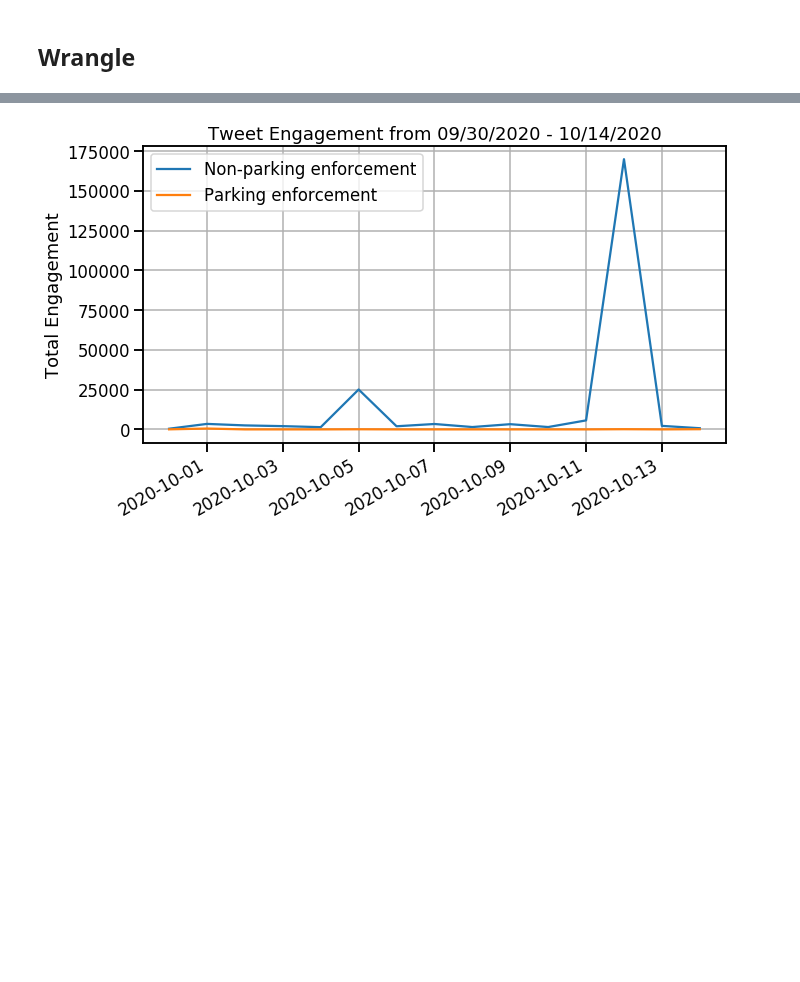
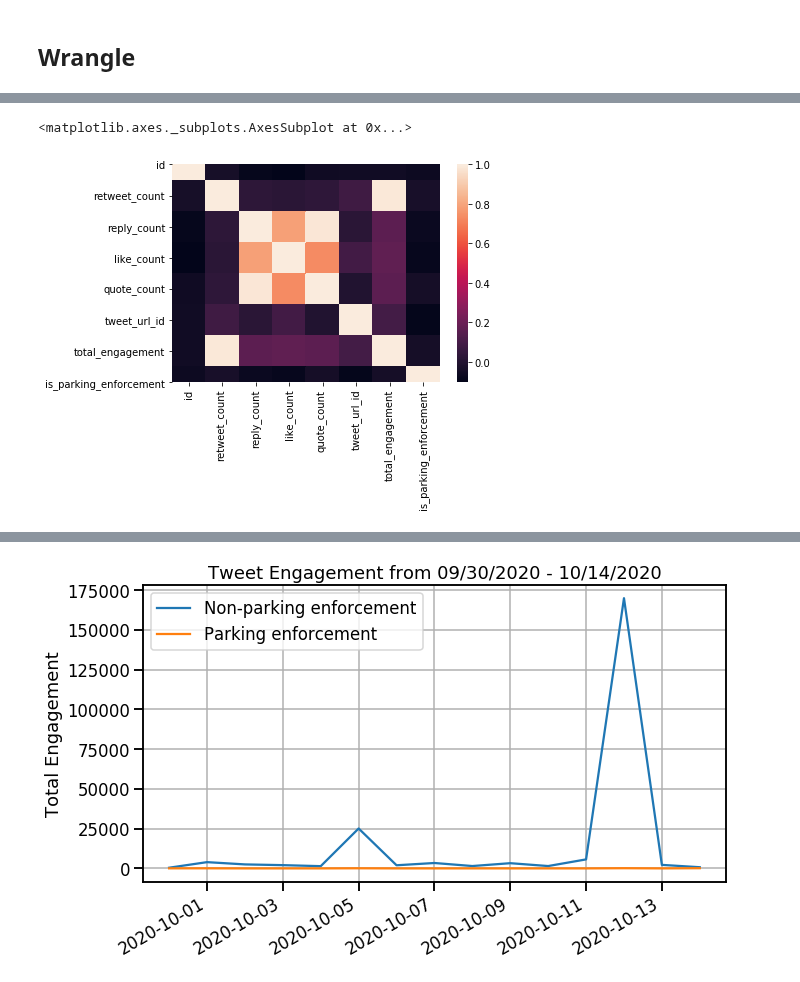
Before and after one commit to Promeos/LADOT-COVID19-enforcement, a Jupyter notebook: MVP-Tweets.ipynb, the cells around one changed output, grey strips where cells are left out. Drawn from its saved outputs; the diff is of its cells as text; code cells hidden in the pictures; blank space fills up the shorter version.

```diff
--- a/MVP-Tweets.ipynb
+++ b/MVP-Tweets.ipynb
@@ -156,0 +109,5 @@ non_enforcement_metrics = non_enforcement_metrics.resample('D').sum()
+# %%
+sns.heatmap(df.corr())
+# %% [output]
+<matplotlib.axes._subplots.AxesSubplot at 0x...>
+[figure, added]
```
Also changed, not shown: parts of 32 cells of this notebook, 1 other file.
